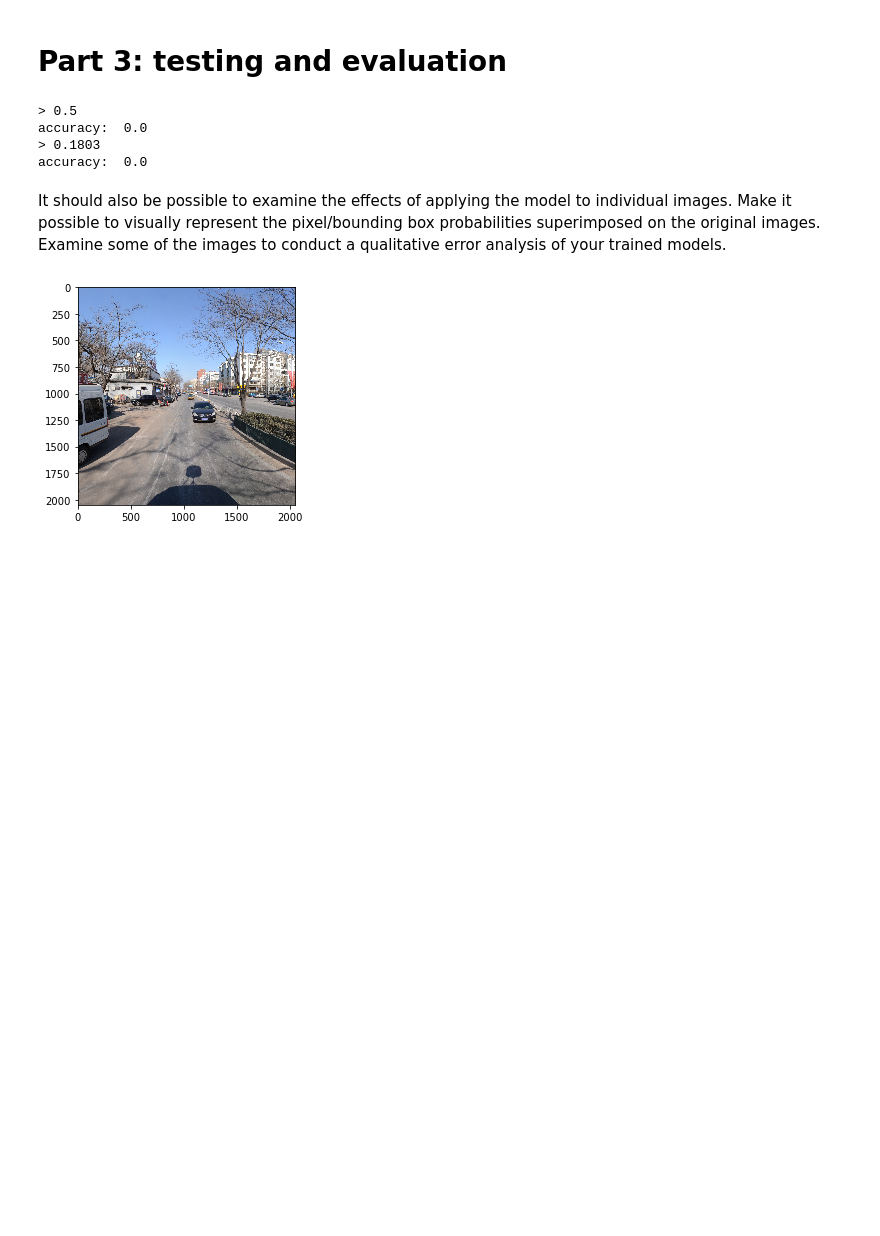
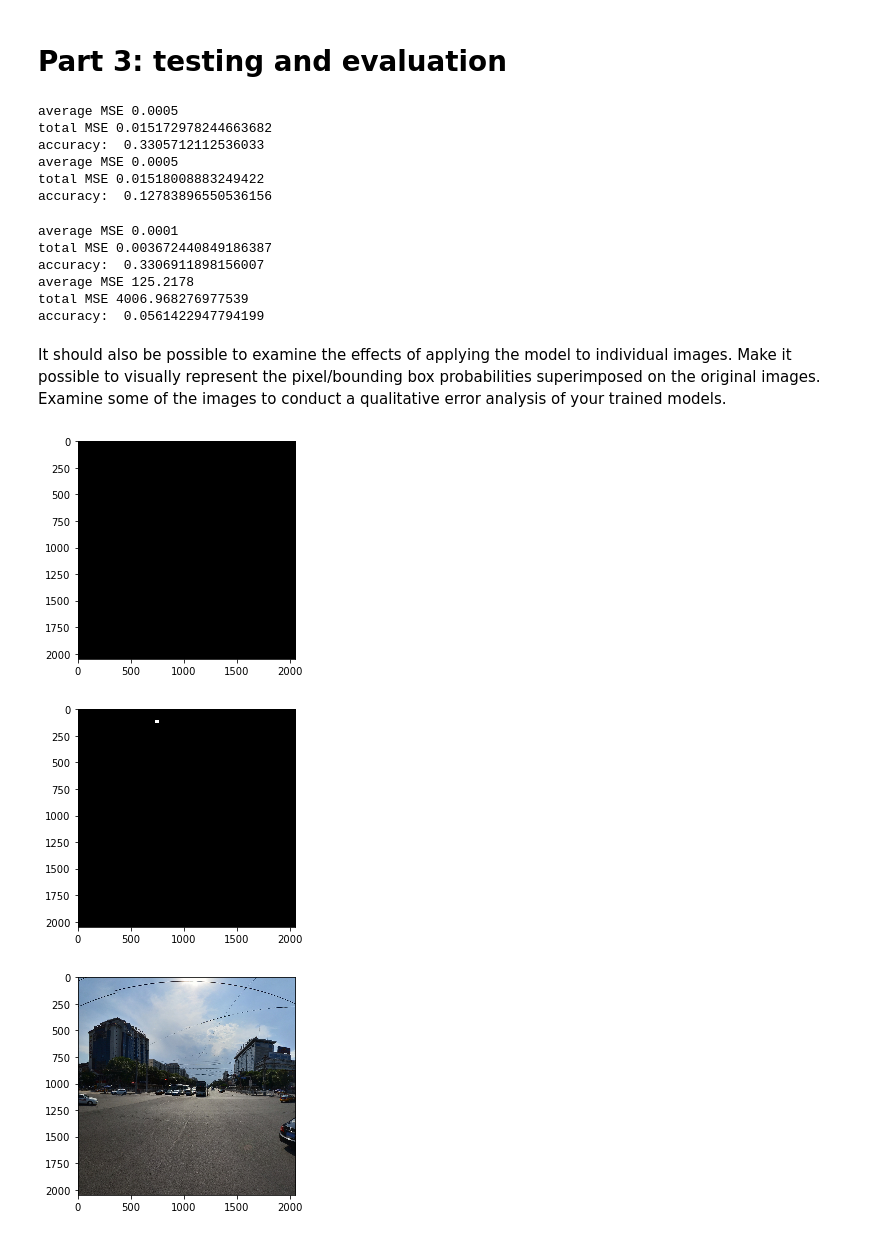
Before and after one commit to hoytnotlit/lt2326-a1, a Jupyter notebook: a1.ipynb, the cells around one changed output. Saved outputs shown, nothing was run; the diff lists cells and outputs as text; code cells hidden in the pictures; blank space fills up the shorter version.

```diff
--- a/a1.ipynb
+++ b/a1.ipynb
@@ -313,7 +239,7 @@ class ResNetModel(nn.Module):
         # The resnet architecture has an adaptive average pooling layer at the end followed by a Linear layer
         # Softmax is included as part of the loss function.
         self.avgpool = nn.AdaptiveAvgPool2d(output_size=(5, 5)) # TODO
-        self.fc = nn.Linear(in_features=600, out_features=25) # TODO change in_features (& out_features?)
+        self.fc = nn.Linear(in_features=600, out_features=250) # TODO change in_features (& out_features?)
 
     def forward(self, data):
         data = self.conv(data)
@@ -334,7 +260,6 @@ class ResNetModel(nn.Module):
     # TODO why are they called planes and not channels?
     def _make_layer(self, planes, num_blocks, stride):
         strides = [stride] + [1]*(num_blocks-1) # create a list of strides
-        #print(strides)
         layers = []
         # Starting from 2nd resnet layers, only the first convolution layer of the first block has stride 2, the rest of all the convolution layers are of stride 1
         for stride in strides:
@@ -344,14 +269,14 @@ class ResNetModel(nn.Module):
 # %%
 resNetModel = ResNetModel().to(device)
 optimizer2 = optim.Adam(resNetModel.parameters(), lr=learning_rate)
-loss_fn2 = nn.CrossEntropyLoss()
+loss_fn2 = nn.BCELoss()
 
 # train ResNet model
 resNetModel.train()
 for e in range(0, epochs):
     total_loss = 0
     for i, (input_data, labels) in enumerate(train_data_loader):
-        input_data = input_data.reshape(list(input_data.shape)[0], 3, 2048, 2048).float()
+        input_data = input_data.reshape(len(input_data), 3, 2048, 2048).float()
         (input_data, labels) = (input_data.to(device), labels.to(device))
         output = resNetModel(input_data)
 
@@ -359,9 +284,10 @@ for e in range(0, epochs):
         sigmoid = nn.Sigmoid()
         output = sigmoid(output)
         m = nn.Upsample(size=2048*2048, mode="nearest")
-        upsampled = m(output.reshape(list(input_data.shape)[0],25,1))
+        upsampled = m(output.reshape(len(input_data), 1, 250))
 
-        loss = loss_fn2(upsampled, labels)
+        # calculate loss
+        loss = loss_fn2(upsampled.reshape(len(input_data), 2048*2048), labels.float())
         total_loss += loss.item()
         print(total_loss/(i+1), end='\r') # print average loss for the epoch
 
@@ -371,5 +297,5 @@ for e in range(0, epochs):
     print()
 
 # save model
-#torch.save(resNetModel, "resnet_model.pt")
+torch.save(resNetModel, "resnet_model.pt")
 # %% [output]
@@ -420,46 +344,55 @@ def test(data_loader, model, output_features, do_sigmoid=False):
     print('accuracy: ', accuracy)
 # %%
 # validation
-print("MSE for LeNet model")
 test(validation_data_loader, leNetModel, 2)
-print("MSE for ResNet model")
-test(validation_data_loader, resNetModel, 25, True)
+test(validation_data_loader, resNetModel, 250, True)
 # %% [output]
-> 0.5
-accuracy:  0.0
-> 0.1803
-accuracy:  0.0
+average MSE 0.0005
+total MSE 0.015172978244663682
+accuracy:  0.3305712112536033
+average MSE 0.0005
+total MSE 0.01518008883249422
+accuracy:  0.12783896550536156
 # %%
 # testing
 test(test_data_loader, leNetModel, 2)
-test(test_data_loader, resNetModel, 25)
+test(test_data_loader, resNetModel, 250)
+# %% [output]
+average MSE 0.0001
+total MSE 0.003672440849186387
+accuracy:  0.3306911898156007
+average MSE 125.2178
+total MSE 4006.968276977539
+accuracy:  0.0561422947794199
 # %% [markdown]
 It should also be possible to examine the effects of applying the model to individual images.  Make it possible to visually represent the pixel/bounding box probabilities superimposed on the original images.  Examine some of the images to conduct a qualitative error analysis of your trained models.
 # %%
 %matplotlib inline
 
-def visualise(model, image, output_features):
-    img = np.array(mpimg.imread('/scratch/lt2326-h21/a1/images/' + image))
+def visualise(model, img, gold, output_features, do_sigmoid=False):
     img_tensor = torch.tensor(img)
     img_tensor = img_tensor.reshape(3, 2048, 2048).unsqueeze(0).float().to(device)
 
-    output = leNetModel(img_tensor) # TODO why are thre 2? T__T
+    with torch.no_grad():
+        output = model(img_tensor)
+
+    if do_sigmoid:
+            sigmoid = nn.Sigmoid()
+            output = sigmoid(output)
 
     m = nn.Upsample(size=2048*2048, mode="nearest")
-    upsampled = m(output.reshape(list(img_tensor.shape)[0], output_features, 1))
-    probabilities = upsampled.reshape(1,2,2048,2048).squeeze()
+    upsampled = m(output.reshape(1,1,output_features))
+    probabilities = upsampled.reshape(2048,2048).squeeze()
+    arr = np.array(probabilities.cpu())
 
-    # TODO show the polygons on the image
-    #print(img.shape)
-    # or https://stackoverflow.com/questions/13574751/overlay-polygon-on-top-of-image-in-python ?
-    #width, height, _ = img.shape
-    #for x in range(0, width):
-    #    for y in range(0, height):
-    #        if probabilities[0][x][y] >= 0.5:
-    #            img[x,y] = np.array([0,255,0])
-
+    plt.imshow(arr, cmap='gray')
+    plt.figure()
+    plt.imshow(gold.reshape(2048,2048), cmap='gray')
+    plt.figure()
     imgplot = plt.imshow(img)
 # %%
-visualise(leNetModel, "0000188.jpg", 2)
+visualise(leNetModel, validation_data_list[117][0], validation_data_list[117][1], 2)
 # %% [output]
-[figure, old version]
+[figure, new version]
+[figure, added]
+[figure, added]
```
Also changed, not shown: parts of 18 cells of this notebook.
